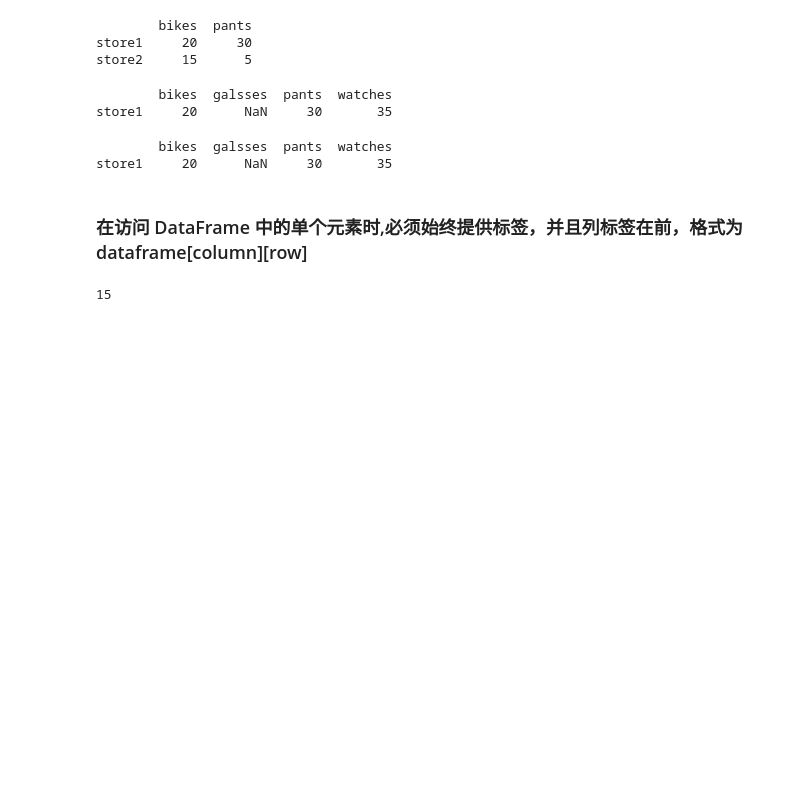
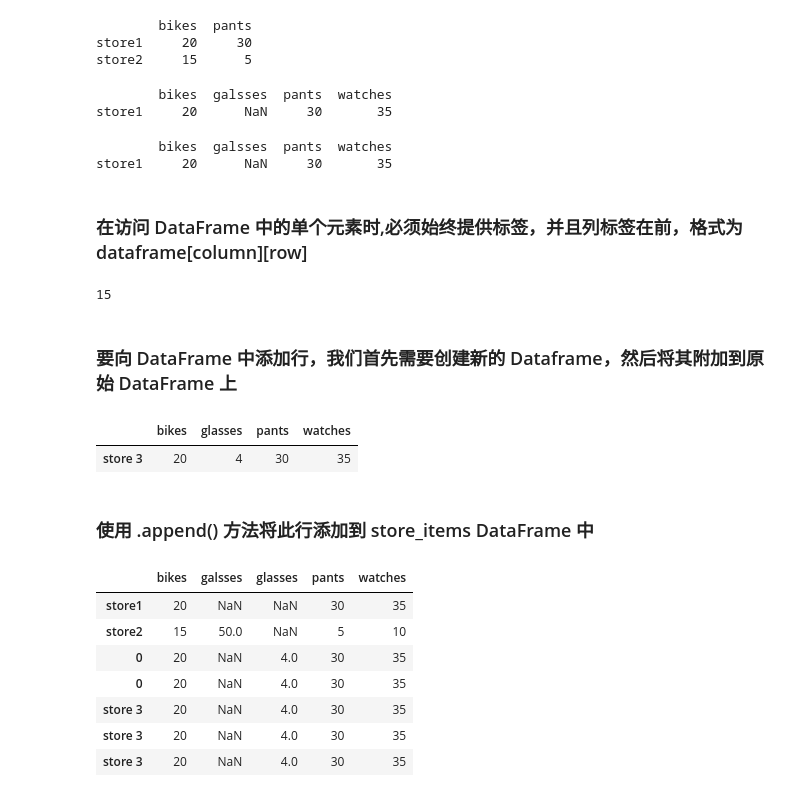
Before and after one commit to myCout/DataAnalysis, a Jupyter notebook: Pandas.ipynb, the cells around one changed output. Cells and saved outputs as stored; diff of their text form; code cells hidden in the pictures; blank space fills up the shorter version.

```diff
--- a/Pandas.ipynb
+++ b/Pandas.ipynb
@@ -283,3 +283,26 @@ store1     20      NaN     30       35
 print(store_item2['bikes']['store2'])
 # %% [output]
 15
+# %% [markdown]
+### 要向 DataFrame 中添加行，我们首先需要创建新的 Dataframe，然后将其附加到原始 DataFrame 上
+# %%
+new_items = [{'bikes':20,'pants':30,'watches':35,'glasses':4}]
+new_store = pd.DataFrame(new_items,index = ['store 3'])
+new_store
+# %% [output]
+|  | bikes | glasses | pants | watches |
+| store 3 | 20 | 4 | 30 | 35 |
+# %% [markdown]
+### 使用 .append() 方法将此行添加到 store_items DataFrame 中
+# %%
+store_item2 = store_item2.append(new_store)
+store_item2
+# %% [output]
+|  | bikes | galsses | glasses | pants | watches |
+| store1 | 20 | NaN | NaN | 30 | 35 |
+| store2 | 15 | 50.0 | NaN | 5 | 10 |
+| 0 | 20 | NaN | 4.0 | 30 | 35 |
+| 0 | 20 | NaN | 4.0 | 30 | 35 |
+| store 3 | 20 | NaN | 4.0 | 30 | 35 |
+| store 3 | 20 | NaN | 4.0 | 30 | 35 |
+| store 3 | 20 | NaN | 4.0 | 30 | 35 |
```
Also changed, not shown: parts of 9 cells of this notebook.
